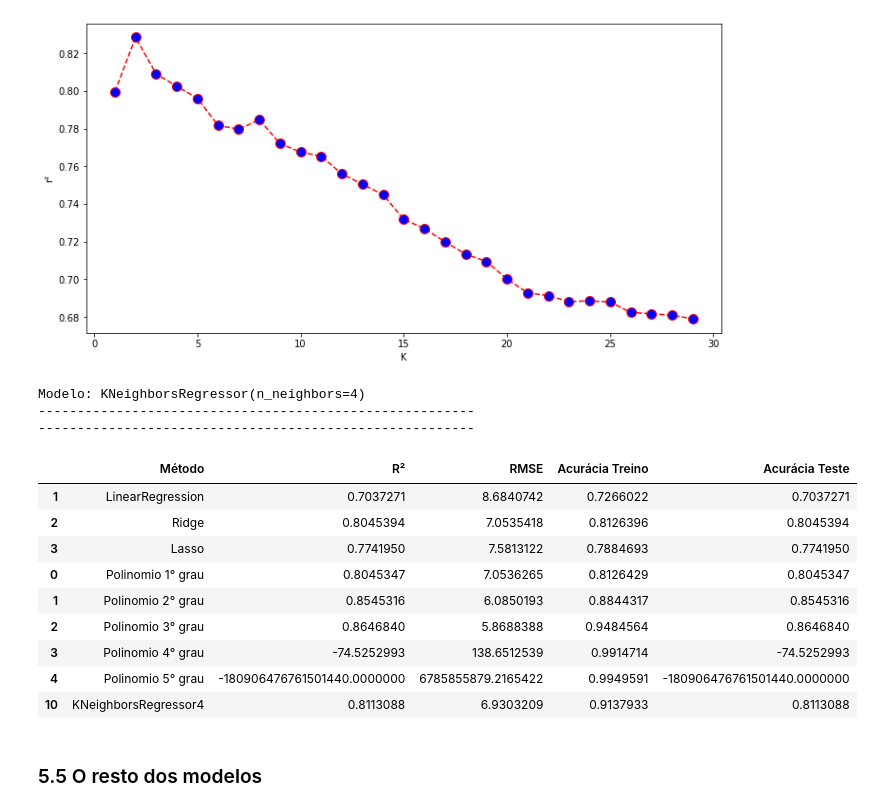
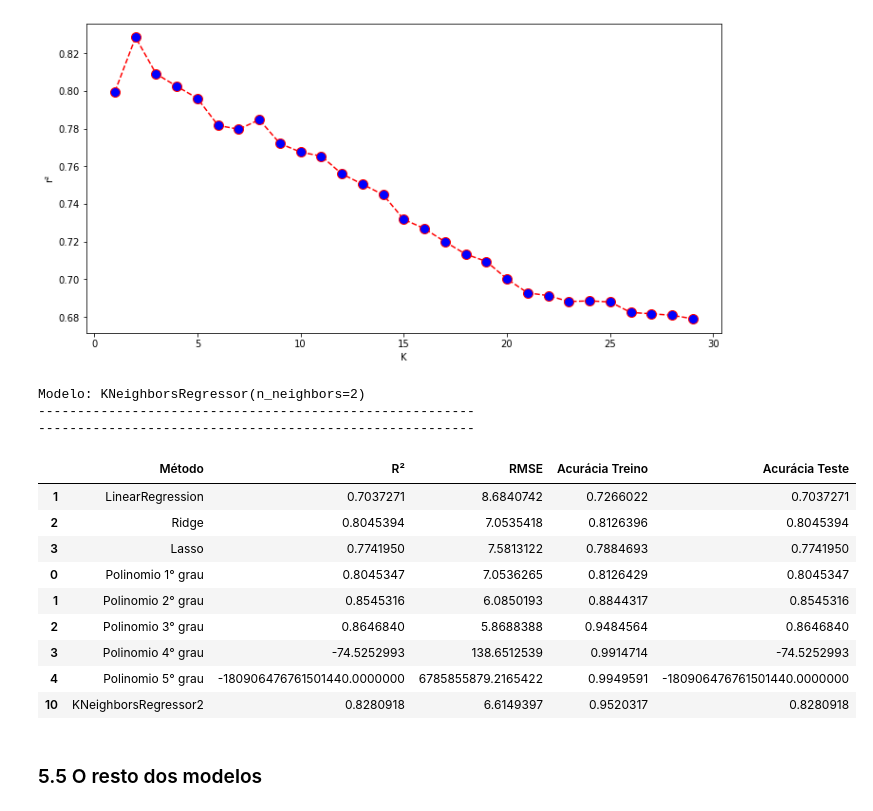
Before and after one commit to wesleymarques0113/Tcc---IA-na-industria-do-cimento, a Jupyter notebook: Relatório de Estágio - Wesley.ipynb, the cells around one changed output. Cells and saved outputs as stored; diff of their text form; code cells hidden in the pictures.

```diff
--- a/Relatório de Estágio - Wesley.ipynb
+++ b/Relatório de Estágio - Wesley.ipynb
@@ -105,7 +106,7 @@ pd.options.display.max_rows = None
 # %%
 concrete_df = pd.read_csv("C:/Users/wesley.marques/Documents/Relatório de Estágio - Wesley/archive/concrete.csv")
 # %%
-concrete_df = concrete_df.rename(columns={'cement':'clinquer', 'slag': 'escoria', 'ash':'cinzas',
+concrete_df = concrete_df.rename(columns={'cement':'cimento', 'slag': 'escoria', 'ash':'cinzas',
                             'water':'agua','superplastic':'superplastificante',
                             'coarseagg':'agragado grosso','fineagg':'agregado fino','age':'idade','strength':'resistencia'})
 # %% [markdown]
@@ -371,36 +371,36 @@ def train_test_model(model, method, X_train, X_test, y_train, y_test, of_type, i
     print ("--------------------------------------------------------")
 
     if scale == 'yes':
-        # prepare the model with input scaling
+        # Transformam os dados de entrada para ficarem do tipo gausiana. Ex: [[1,2],[3,2],[4,5]] vira [[-1,316,-0,707],[0.209,-0,707][1,106,1,414]]
         pipeline = Pipeline([('scaler', PowerTransformer()), ('model', model)])
     elif scale == 'no':
-        # prepare the model with input scaling
+        # Os dados não são transformados em gaussianos
         pipeline = Pipeline([('model', model)])
 
-    pipeline.fit(X_train, y_train) # Fit the model on Training set
-    prediction = pipeline.predict(X_test) # Predict on Test set
+    pipeline.fit(X_train, y_train) # Treina o modelo
+    prediction = pipeline.predict(X_test) # Prediz os dados de teste
 
-    r2 = metrics.r2_score(y_test, prediction) # Calculate the r squared value on the Test set
-    rmse = np.sqrt(metrics.mean_squared_error(y_test, prediction)) # Root mean squared error
+    r2 = metrics.r2_score(y_test, prediction) # Calcula o R² dos dados de teste
+    rmse = np.sqrt(metrics.mean_squared_error(y_test, prediction)) # Calcula o erro quadrático médio
 
     if of_type == "coef":
-        # Intercept and Coefficients
+        # Cálcula a interceptação e os coeficientes do modelo
         print("A interceptação do modelo é: {}".format(model.intercept_), "\n")
 
         for idx, col_name in enumerate(X_train.columns):
             print("O coeficiente para {} é: {}".format(col_name, model.coef_.ravel()[idx]))
 
-    # Accuracy of Training data set
+    # Acurácia ou R² do treino
     train_accuracy_score = pipeline.score(X_train, y_train)
 
-    # Accuracy of Test data set
+    # Aurácia ou R² do teste
     test_accuracy_score = pipeline.score(X_test, y_test)
 
     print ("--------------------------------------------------------")
 
     if of_type == "coef":
 
-        # FEATURE IMPORTANCES plot
+        # FEATURE IMPORTANCES PLOT
         plt.figure(figsize=(13,12))
         plt.subplot(211)
         print(model.coef_)
@@ -415,7 +415,7 @@ def train_test_model(model, method, X_train, X_test, y_train, y_test, of_type, i
 
     elif of_type == "feat":
 
-        # FEATURE IMPORTANCES plot
+        # FEATURE IMPORTANCES PLOT
         plt.figure(figsize=(13,12))
         plt.subplot(211)
         coef = pd.DataFrame(np.sort(model.feature_importances_)[::-1])
@@ -423,15 +423,15 @@ def train_test_model(model, method, X_train, X_test, y_train, y_test, of_type, i
         ax2 = sns.barplot(coef["feat"], coef[0],palette="jet_r", linewidth=2)
         ax2.set_facecolor("lightgrey")
         ax2.axhline(0,color="k",linewidth=2)
-        plt.ylabel("coefficients")
-        plt.xlabel("features")
-        plt.title(method + ' ' + 'FEATURE IMPORTANCES')
+        plt.ylabel("coeficientes")
+        plt.xlabel("variáveis")
+        plt.title(method + ' ' + 'IMPORTÂNCIA DE CADA VARIÁVEL')
 
-    # Store the accuracy results for each model in a dataframe for final comparison
+    # Guarda o resultado das métricas em um DataFrame
     resultsDf = pd.DataFrame({'Método': method, 'R²': r2, 'RMSE': rmse, 'Acurácia Treino': train_accuracy_score,
                               'Acurácia Teste': test_accuracy_score}, index=[index])
 
-    return resultsDf  # return all the metrics along with predictions
+    return resultsDf  # Retorna a métrica de todos os modelos testados
 # %% [markdown]
 Treino e teste de todos os modelos
 # %%
@@ -657,26 +654,26 @@ Text(0, 0.5, 'r²')
 [figure]
 # %%
 # Construindo um modelo
-knn = KNeighborsRegressor(n_neighbors = 4)
+knn = KNeighborsRegressor(n_neighbors = 2)
 
 # Train and Test the model
-knn_resultsDf = train_test_model(knn, 'KNeighborsRegressor4', X_train, X_test, y_train, y_test, 'none', 10, 'yes')
+knn_resultsDf = train_test_model(knn, 'KNeighborsRegressor2', X_train, X_test, y_train, y_test, 'none', 10, 'yes')
 resultsDf = pd.concat([resultsDf, knn_resultsDf])
 resultsDf
 # %% [output]
-Modelo: KNeighborsRegressor(n_neighbors=4)
+Modelo: KNeighborsRegressor(n_neighbors=2)
 --------------------------------------------------------
 --------------------------------------------------------
 |  | Método | R² | RMSE | Acurácia Treino | Acurácia Teste |
 | 1 | LinearRegression | 0.7037271 | 8.6840742 | 0.7266022 | 0.7037271 |
 | 2 | Ridge | 0.8045394 | 7.0535418 | 0.8126396 | 0.8045394 |
 | 3 | Lasso | 0.7741950 | 7.5813122 | 0.7884693 | 0.7741950 |
 | 0 | Polinomio 1° grau | 0.8045347 | 7.0536265 | 0.8126429 | 0.8045347 |
 | 1 | Polinomio 2° grau | 0.8545316 | 6.0850193 | 0.8844317 | 0.8545316 |
 | 2 | Polinomio 3° grau | 0.8646840 | 5.8688388 | 0.9484564 | 0.8646840 |
 | 3 | Polinomio 4° grau | -74.5252993 | 138.6512539 | 0.9914714 | -74.5252993 |
 | 4 | Polinomio 5° grau | -180906476761501440.0000000 | 6785855879.2165422 | 0.9949591 | -180906476761501440.0000000 |
-| 10 | KNeighborsRegressor4 | 0.8113088 | 6.9303209 | 0.9137933 | 0.8113088 |
+| 10 | KNeighborsRegressor2 | 0.8280918 | 6.6149397 | 0.9520317 | 0.8280918 |
 # %% [markdown]
 ### 5.5 O resto dos modelos
 # %%
```
Also changed, not shown: parts of 38 cells of this notebook.
